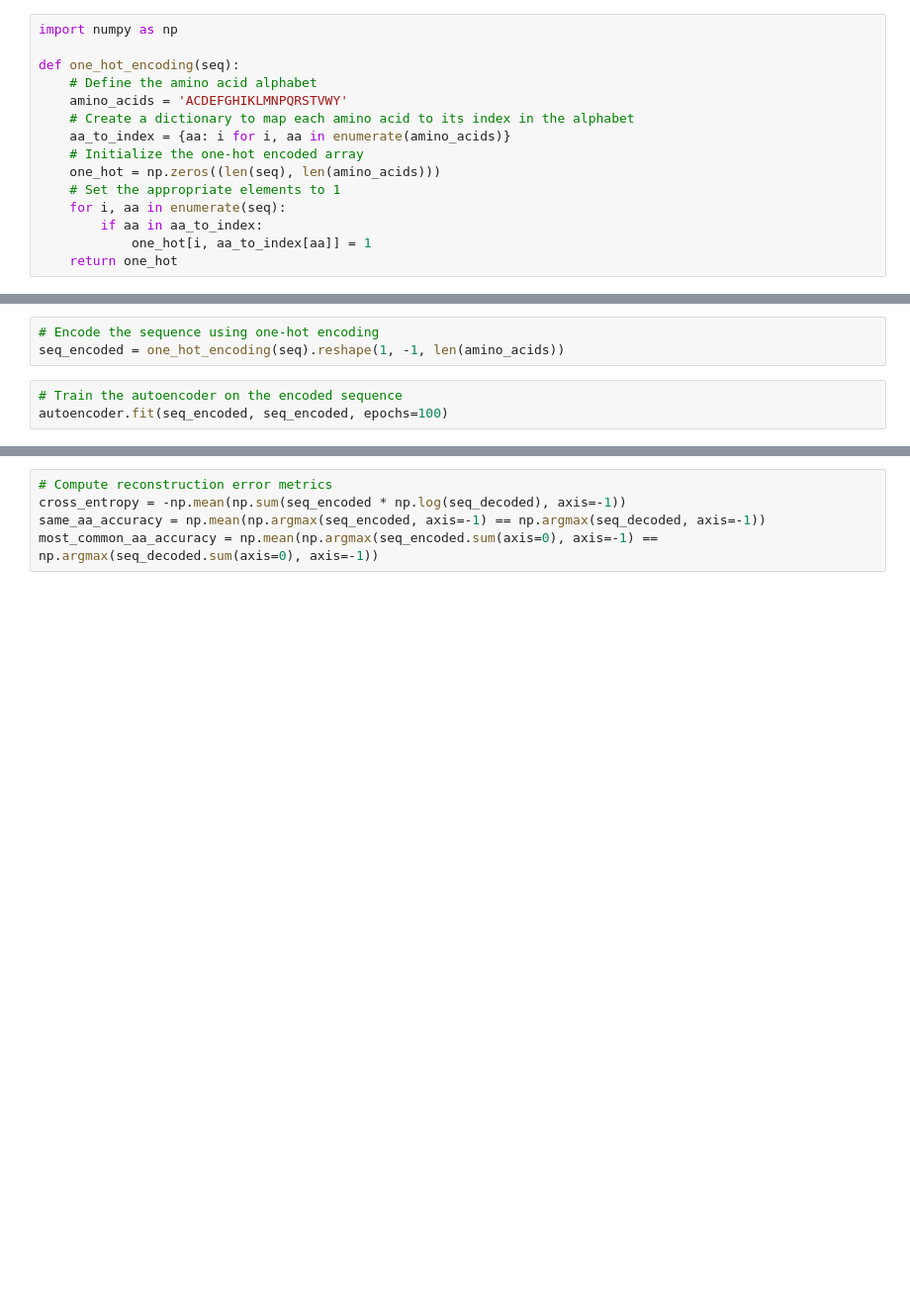
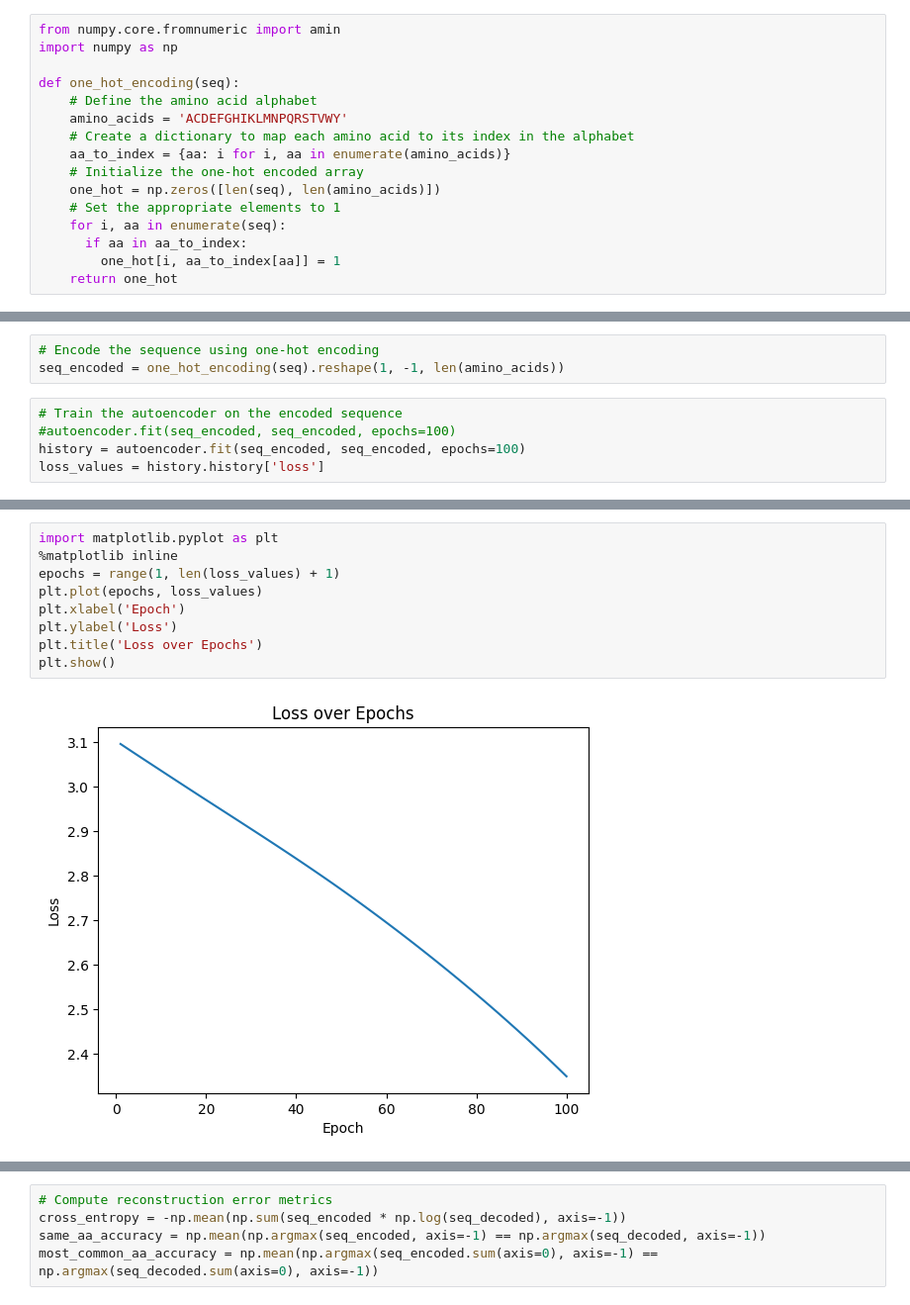
Before and after one commit to Haridasaravind/CS612-Algorithms-in-BioInformatics., a Jupyter notebook: CS612.ipynb, the cells around one changed output, grey strips where cells are left out. Shown: that part at 99% size. Saved outputs shown, nothing was run; the diff lists cells and outputs as text; blank space fills up the shorter version.

```diff
--- a/CS612.ipynb
+++ b/CS612.ipynb
@@ -88,4 +85,5 @@ MDVMTYSDARAQLKGVMDRAIHDKQEVIVTRKKGESVVVVSLETWNAVNETLHLLSTPKNASRLRASIAQLDAGTGEERE
 # %%
+from numpy.core.fromnumeric import amin
 import numpy as np
 
 def one_hot_encoding(seq):
@@ -94,11 +92,11 @@ def one_hot_encoding(seq):
     # Create a dictionary to map each amino acid to its index in the alphabet
     aa_to_index = {aa: i for i, aa in enumerate(amino_acids)}
     # Initialize the one-hot encoded array
-    one_hot = np.zeros((len(seq), len(amino_acids)))
+    one_hot = np.zeros([len(seq), len(amino_acids)])
     # Set the appropriate elements to 1
     for i, aa in enumerate(seq):
-        if aa in aa_to_index:
-            one_hot[i, aa_to_index[aa]] = 1
+      if aa in aa_to_index:
+        one_hot[i, aa_to_index[aa]] = 1
     return one_hot
 # %%
 one_hot = one_hot_encoding(seq)
@@ -146,6 +157,8 @@ autoencoder.compile(optimizer='adam', loss='categorical_crossentropy')
 seq_encoded = one_hot_encoding(seq).reshape(1, -1, len(amino_acids))
 # %%
 # Train the autoencoder on the encoded sequence
-autoencoder.fit(seq_encoded, seq_encoded, epochs=100)
+#autoencoder.fit(seq_encoded, seq_encoded, epochs=100)
+history = autoencoder.fit(seq_encoded, seq_encoded, epochs=100)
+loss_values = history.history['loss']
 # %% [output]
 Epoch 1/100
@@ -169,3 +181,14 @@ Epoch 100/100
+# %%
+import matplotlib.pyplot as plt
+%matplotlib inline
+epochs = range(1, len(loss_values) + 1)
+plt.plot(epochs, loss_values)
+plt.xlabel('Epoch')
+plt.ylabel('Loss')
+plt.title('Loss over Epochs')
+plt.show()
+# %% [output]
+[figure, added]
 # %%
 # Use the autoencoder to encode and decode the sequence
 seq_decoded = autoencoder.predict(seq_encoded)
```
Also changed, not shown: parts of 14 cells of this notebook.
